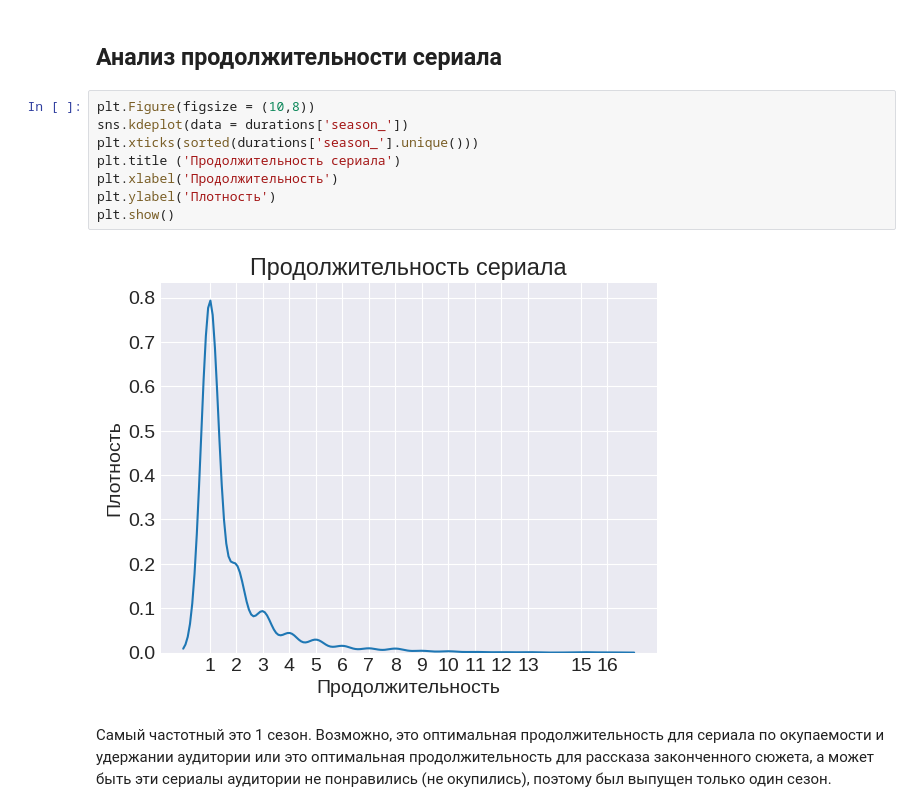
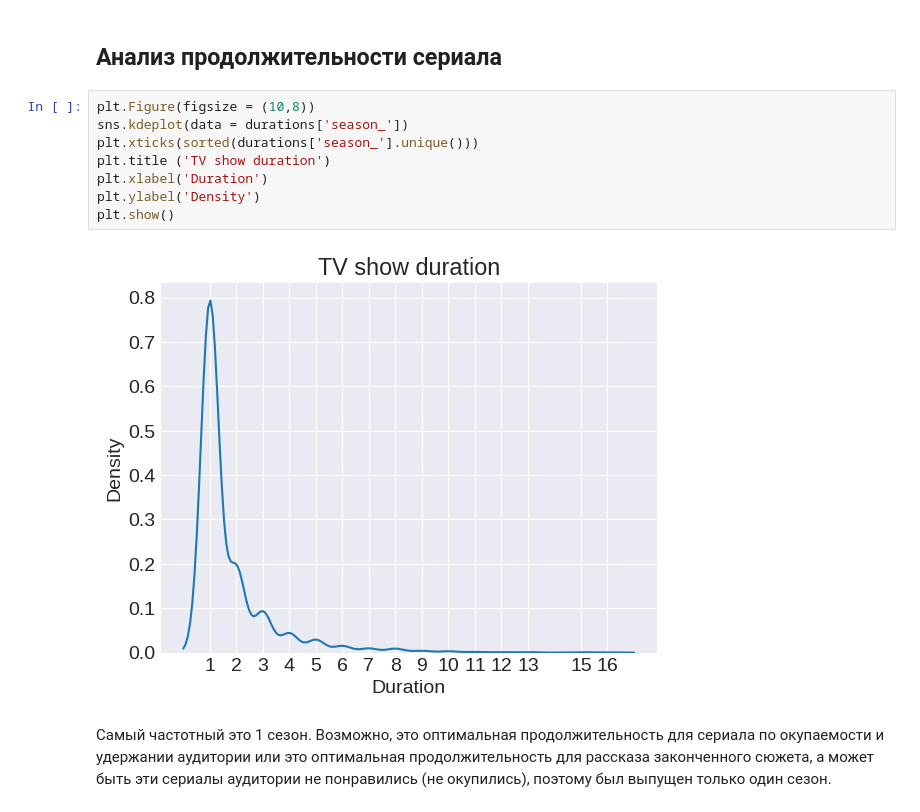
Before and after one commit to AlexaZebra/Coursework, a Jupyter notebook: EDA_Netflix.ipynb, the cells around one changed output. Saved outputs shown, nothing was run; the diff lists cells and outputs as text.

```diff
--- a/EDA_Netflix.ipynb
+++ b/EDA_Netflix.ipynb
@@ -632,13 +611,13 @@ plt.show()
 # %%
 plt.Figure(figsize = (10,8))
 sns.kdeplot(data = durations['season_'])
 plt.xticks(sorted(durations['season_'].unique()))
-plt.title ('Продолжительность сериала')
-plt.xlabel('Продолжительность')
-plt.ylabel('Плотность')
+plt.title ('TV show duration')
+plt.xlabel('Duration')
+plt.ylabel('Density')
 plt.show()
 # %% [output]
-[figure, old version]
+[figure, new version]
 # %% [markdown]
 Самый частотный это 1 сезон. Возможно, это оптимальная продолжительность для сериала по окупаемости и удержании аудитории или это оптимальная продолжительность для рассказа законченного сюжета, а может быть эти сериалы аудитории не понравились (не окупились), поэтому был выпущен только один сезон.
 # %% [markdown]
```
Also changed, not shown: parts of 9 cells of this notebook.
